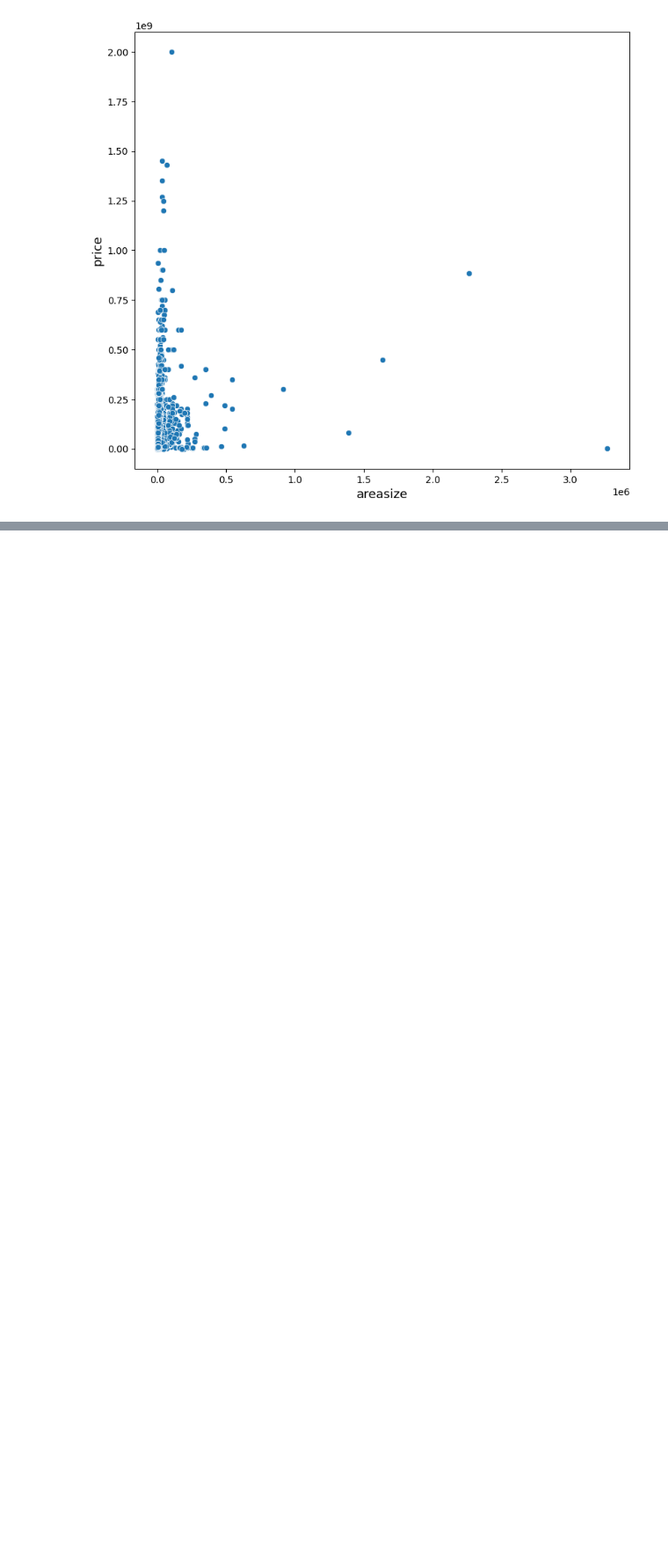
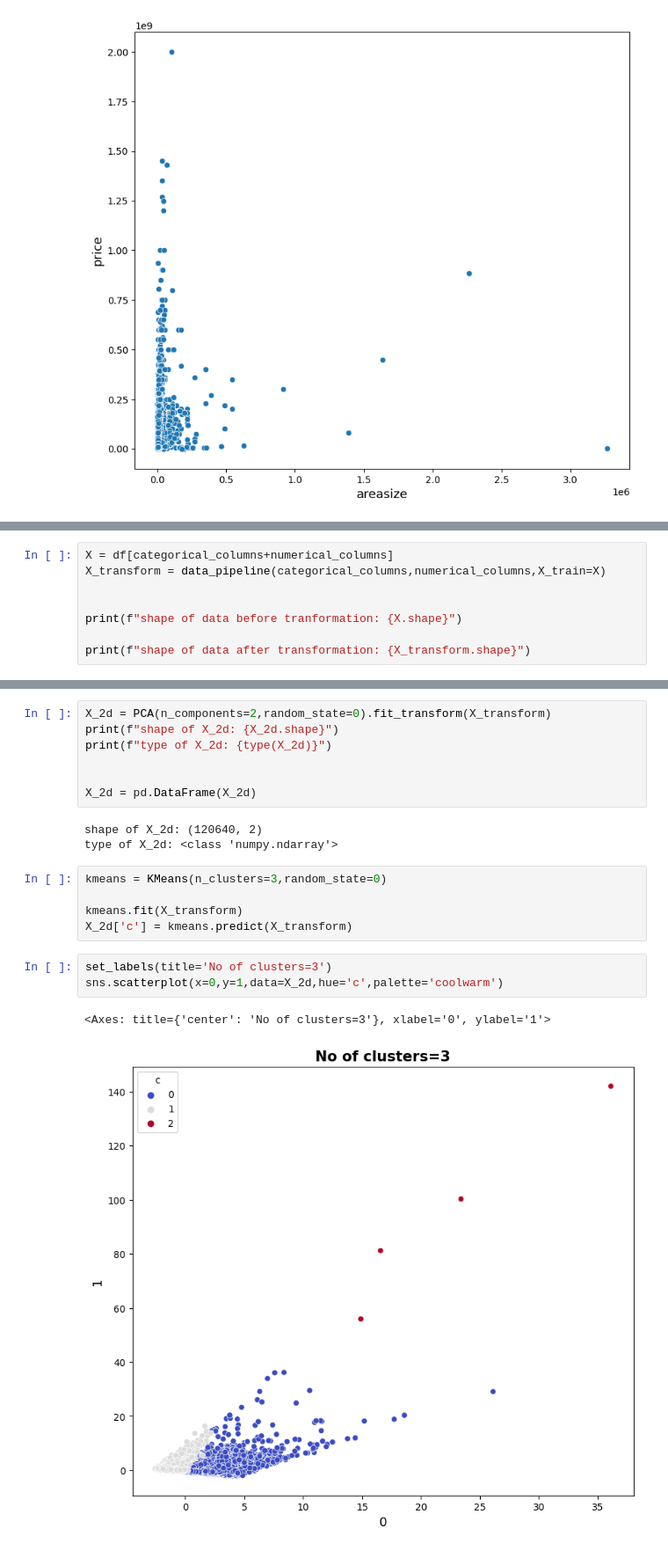
Before and after one commit to SinghJagpreet096/HousePrice-Prediction, a Jupyter notebook: model.ipynb, the cells around one changed output, grey strips where cells are left out. Shown: that part at 88% size. Saved outputs shown, nothing was run; the diff lists cells and outputs as text; blank space fills up the shorter version.

```diff
--- a/model.ipynb
+++ b/model.ipynb
@@ -467,0 +523,8 @@ no of columns: 10
+# %%
+X = df[categorical_columns+numerical_columns]
+X_transform = data_pipeline(categorical_columns,numerical_columns,X_train=X)
+
+
+print(f"shape of data before tranformation: {X.shape}")
+
+print(f"shape of data after transformation: {X_transform.shape}")
@@ -467,0 +537,21 @@ no of columns: 10
+# %%
+X_2d = PCA(n_components=2,random_state=0).fit_transform(X_transform)
+print(f"shape of X_2d: {X_2d.shape}")
+print(f"type of X_2d: {type(X_2d)}")
+
+
+X_2d = pd.DataFrame(X_2d)
+# %% [output]
+shape of X_2d: (120640, 2)
+type of X_2d: <class 'numpy.ndarray'>
+# %%
+kmeans = KMeans(n_clusters=3,random_state=0)
+
+kmeans.fit(X_transform)
+X_2d['c'] = kmeans.predict(X_transform)
+# %%
+set_labels(title='No of clusters=3')
+sns.scatterplot(x=0,y=1,data=X_2d,hue='c',palette='coolwarm')
+# %% [output]
+<Axes: title={'center': 'No of clusters=3'}, xlabel='0', ylabel='1'>
+[figure, added]
```
Also changed, not shown: parts of 32 cells of this notebook.
